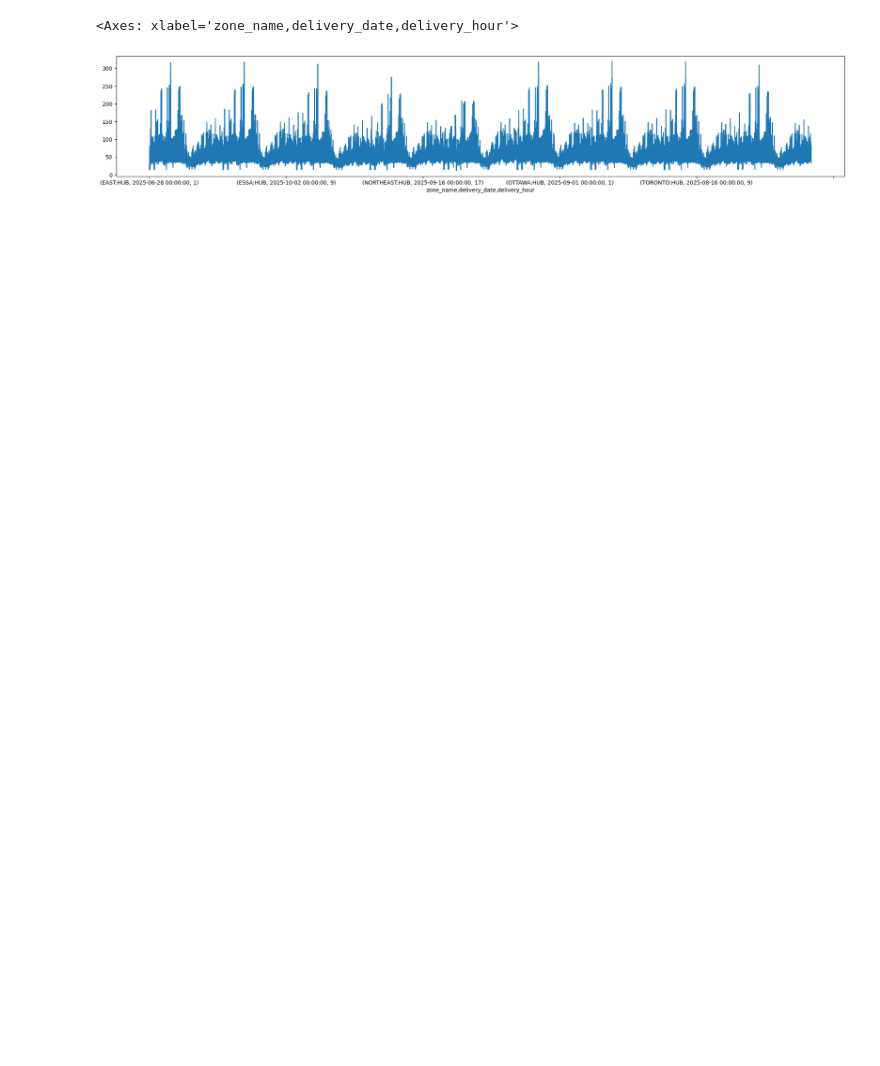
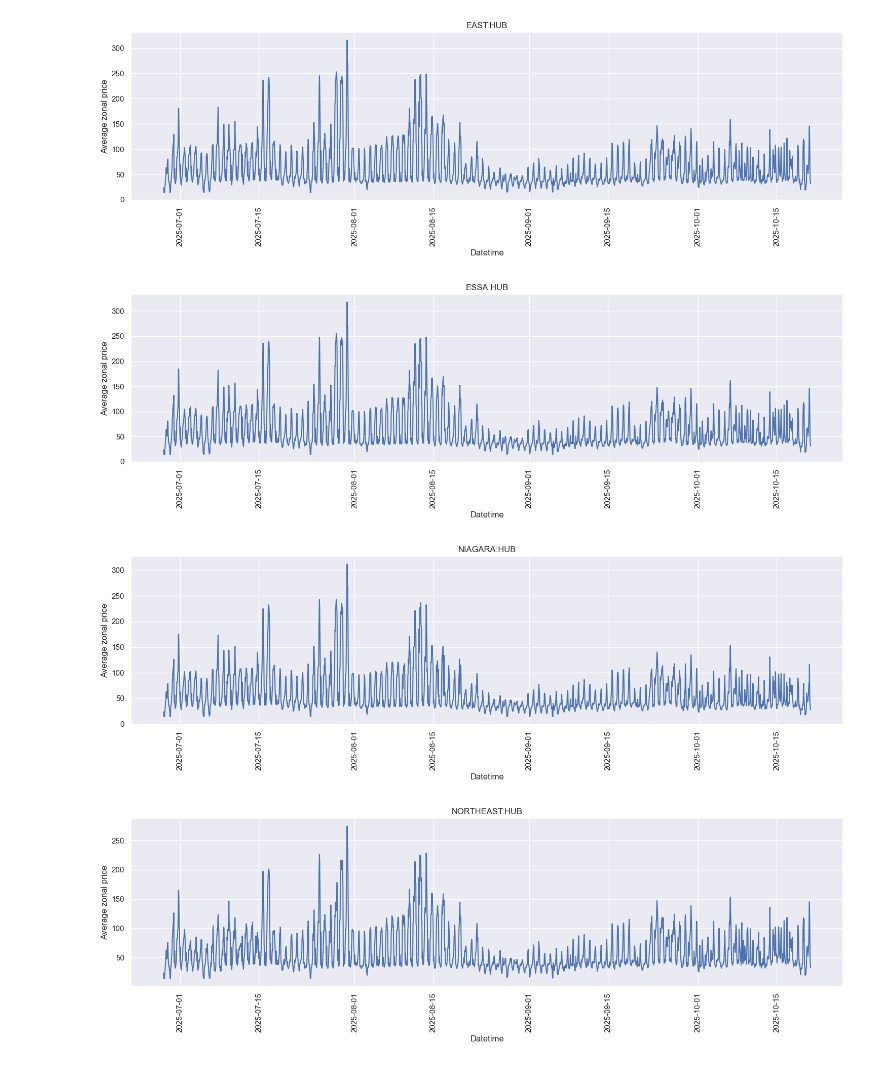
Before and after one commit to earlofpudding/gme-eda, a Jupyter notebook: notebooks/exploratory/20251016_dart_spreads.ipynb, the cells around one changed output. Saved outputs shown, nothing was run; the diff lists cells and outputs as text; code cells hidden in the pictures; blank space fills up the shorter version.

Commit message:
Added generation imports and analysis

```diff
--- a/notebooks/exploratory/20251016_dart_spreads.ipynb
+++ b/notebooks/exploratory/20251016_dart_spreads.ipynb
@@ -2,6 +2,10 @@
 # Requirements have been imported on venv
 import pandas as pd
 import numpy as np
+import seaborn as sns
+from pandas.core.interchange.dataframe_protocol import DataFrame
+
+sns.set_theme()
 # %%
 da_hourly = pd.read_sql_table("da_hourly_zonal", "postgresql://postgres:pass@localhost/ieso")
 da_hourly = da_hourly.drop("creation_date", axis=1)
@@ -26,8 +54,25 @@ memory usage: 1.3+ MB
 grouped_da_hourly = da_hourly.groupby(["zone_name", "delivery_date", "delivery_hour"])[
     "price_zonal"
 ].mean()
-# %%
-grouped_da_hourly.plot(kind="line", figsize=(24,4))
-# %% [output]
-<Axes: xlabel='zone_name,delivery_date,delivery_hour'>
-[figure, removed]
+# %%
+import matplotlib.pyplot as plt
+
+temp_df = grouped_da_hourly.reset_index()
+for zone in temp_df['zone_name'].unique():
+    plt.figure(figsize = (15,5))
+    # Create copy to avoid warnings of making a view
+    zone_data = temp_df[temp_df['zone_name'] == zone].copy()
+    zone_data['datetime'] = pd.to_datetime(zone_data['delivery_date']) + pd.to_timedelta(zone_data['delivery_hour'], unit='h')
+
+    sns.lineplot(zone_data, x='datetime', y='price_zonal')
+    plt.title(zone)
+    plt.xlabel("Datetime")
+    plt.ylabel("Average zonal price")
+    plt.xticks(rotation=90)
+    plt.tight_layout()
+    plt.show()
+# %% [output]
+[figure, added]
+[figure, added]
+[figure, added]
+[figure, added]
```
Also changed, not shown: parts of 21 cells of this notebook, 2 other files.
